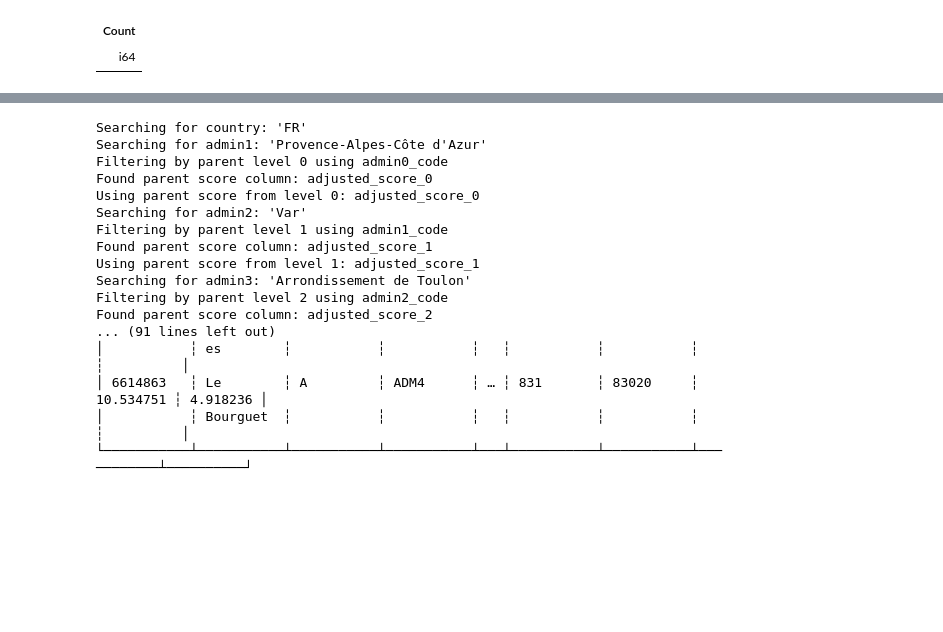
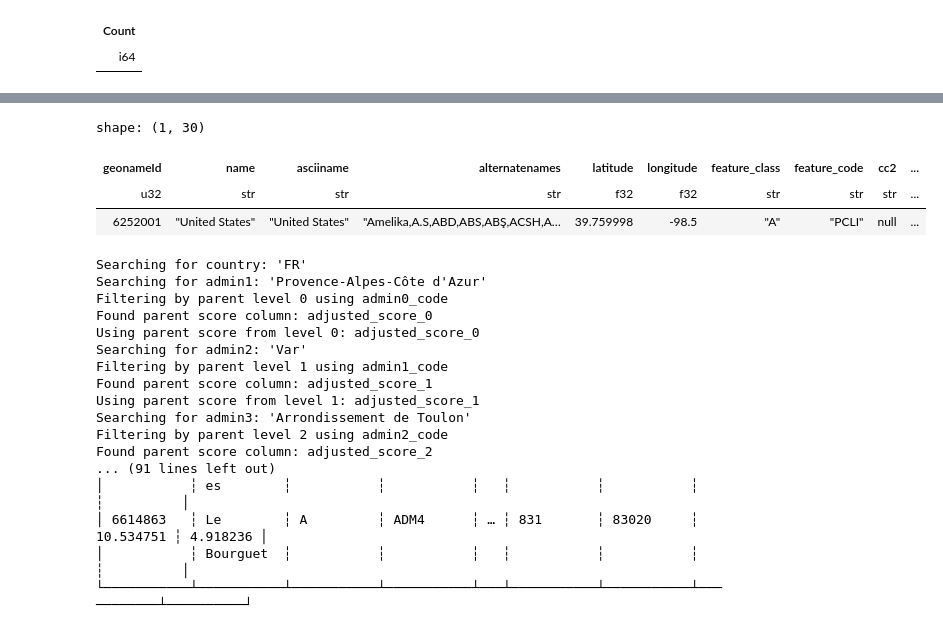
Before and after one commit to SamBroomy/heisenberg, a Jupyter notebook: test.ipynb, the cells around one changed output, grey strips where cells are left out. Cells and saved outputs as stored; diff of their text form; code cells hidden in the pictures; blank space fills up the shorter version.

```diff
--- a/test.ipynb
+++ b/test.ipynb
@@ -1801,3 +1990,10 @@ shape: (10, 11)
+# %%
+con.table("admin0").pl().filter(pl.col("admin0_code") == "US")
+# %% [output]
+shape: (1, 30)
+| geonameId | name | asciiname | alternatenames | latitude | longitude | feature_class | feature_code | cc2 | ... |
+| u32 | str | str | str | f32 | f32 | str | str | str | ... |
+| 6252001 | "United States" | "United States" | "Amelika,A.S,ABD,ABS,ABŞ,ACSH,A… | 39.759998 | -98.5 | "A" | "PCLI" | null | ... |
 # %%
 # Search through the admin hierarchy
 results = hierarchical_search(
```
Also changed, not shown: parts of 9 cells of this notebook, 1 other file.
